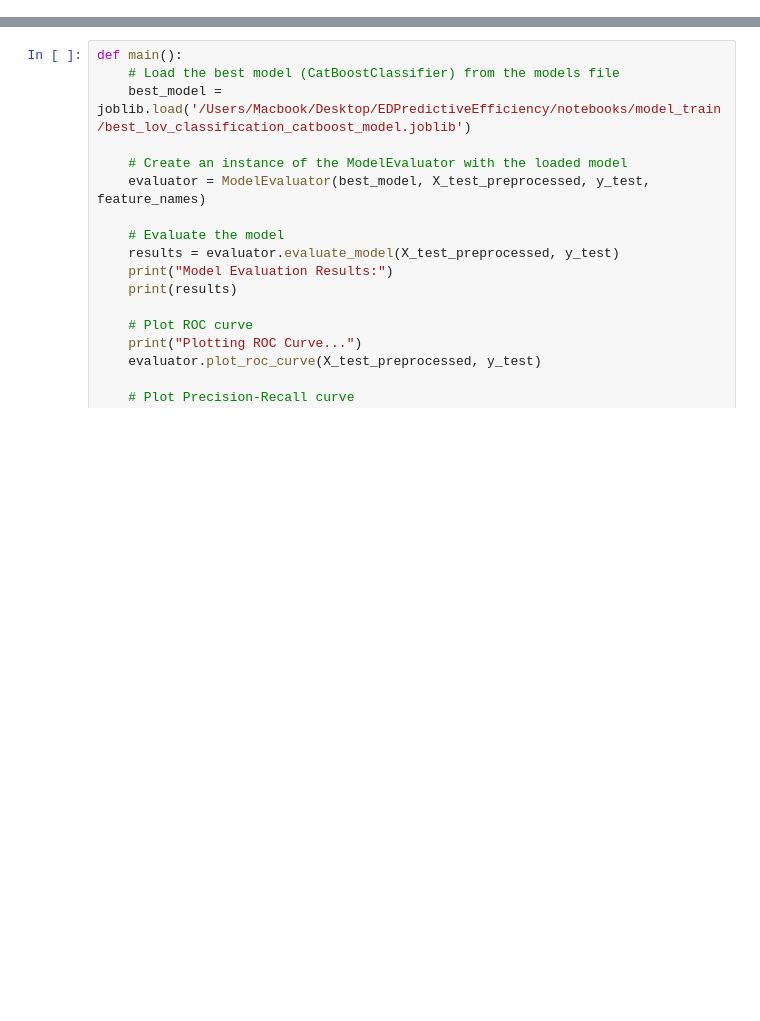
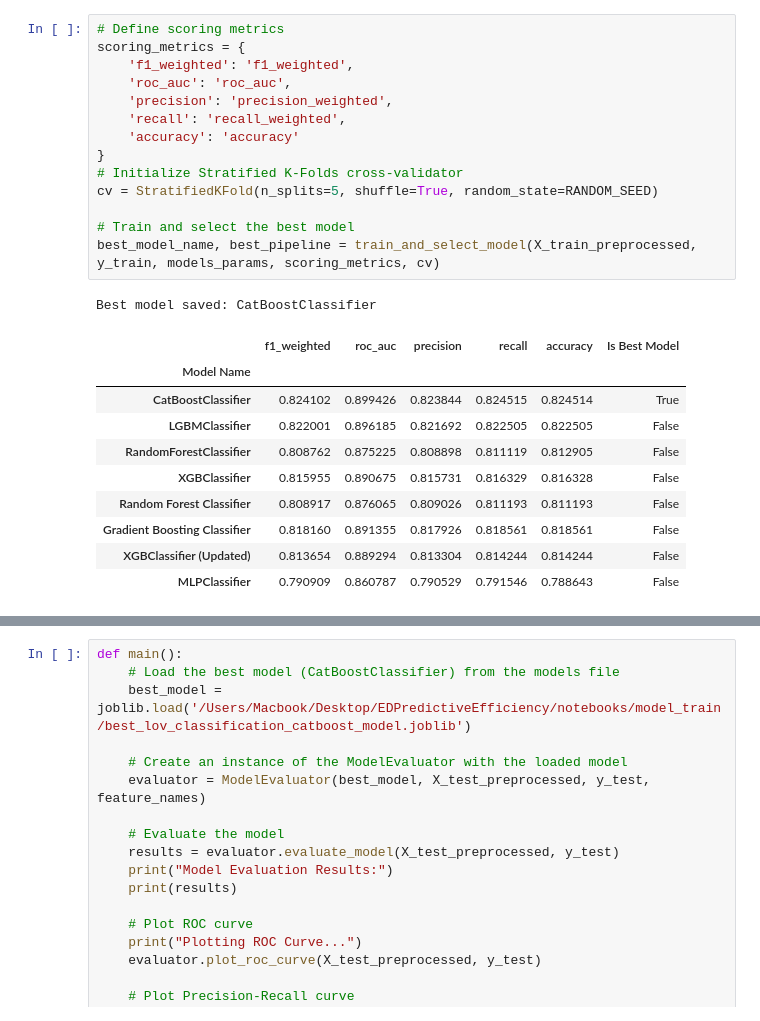
Before and after one commit to jeancheri/EDPredictiveEfficiency, a Jupyter notebook: notebooks/lov_classification_modelling.ipynb, the cells around one changed output, grey strips where cells are left out. Saved outputs shown, nothing was run; the diff lists cells and outputs as text; blank space fills up the shorter version.

```diff
--- a/notebooks/lov_classification_modelling.ipynb
+++ b/notebooks/lov_classification_modelling.ipynb
@@ -266 +220,27 @@ Saved CatBoostClassifier model to /Users/Macbook/Desktop/EDPredictiveEfficiency/
+# %%
+# Define scoring metrics
+scoring_metrics = {
+    'f1_weighted': 'f1_weighted',
+    'roc_auc': 'roc_auc',
+    'precision': 'precision_weighted',
+    'recall': 'recall_weighted',
+    'accuracy': 'accuracy'
+}
+# Initialize Stratified K-Folds cross-validator
+cv = StratifiedKFold(n_splits=5, shuffle=True, random_state=RANDOM_SEED)
+
+# Train and select the best model
+best_model_name, best_pipeline = train_and_select_model(X_train_preprocessed, y_train, models_params, scoring_metrics, cv)
+# %% [output]
+Best model saved: CatBoostClassifier
+|  | f1_weighted | roc_auc | precision | recall | accuracy | Is Best Model |
+| Model Name |  |  |  |  |  |  |
+| CatBoostClassifier | 0.824102 | 0.899426 | 0.823844 | 0.824515 | 0.824514 | True |
+| LGBMClassifier | 0.822001 | 0.896185 | 0.821692 | 0.822505 | 0.822505 | False |
+| RandomForestClassifier | 0.808762 | 0.875225 | 0.808898 | 0.811119 | 0.812905 | False |
+| XGBClassifier | 0.815955 | 0.890675 | 0.815731 | 0.816329 | 0.816328 | False |
+| Random Forest Classifier | 0.808917 | 0.876065 | 0.809026 | 0.811193 | 0.811193 | False |
+| Gradient Boosting Classifier | 0.818160 | 0.891355 | 0.817926 | 0.818561 | 0.818561 | False |
+| XGBClassifier (Updated) | 0.813654 | 0.889294 | 0.813304 | 0.814244 | 0.814244 | False |
+| MLPClassifier | 0.790909 | 0.860787 | 0.790529 | 0.791546 | 0.788643 | False |
 # %%
```
Also changed, not shown: parts of 8 cells of this notebook, 1 other file.
